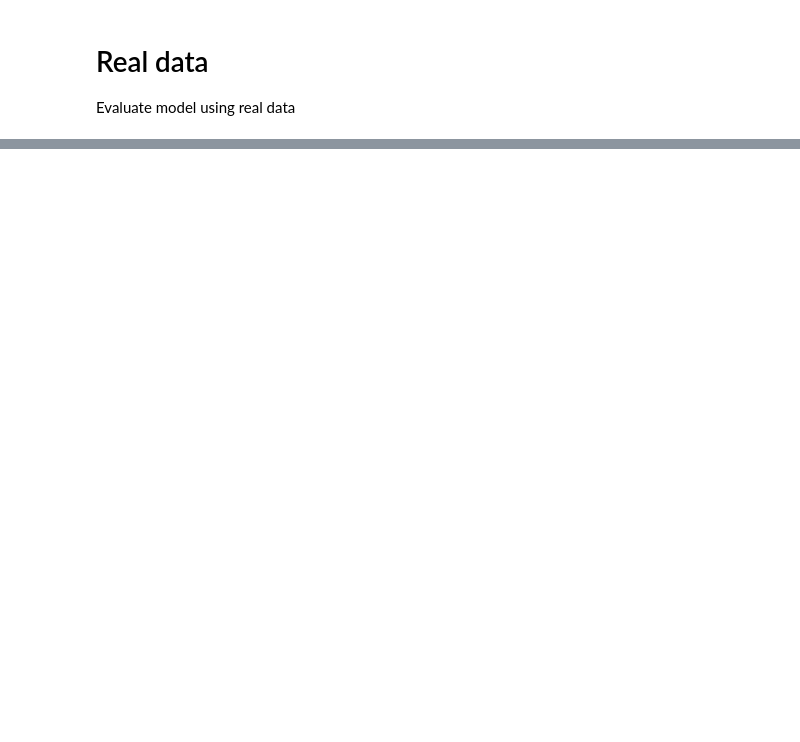
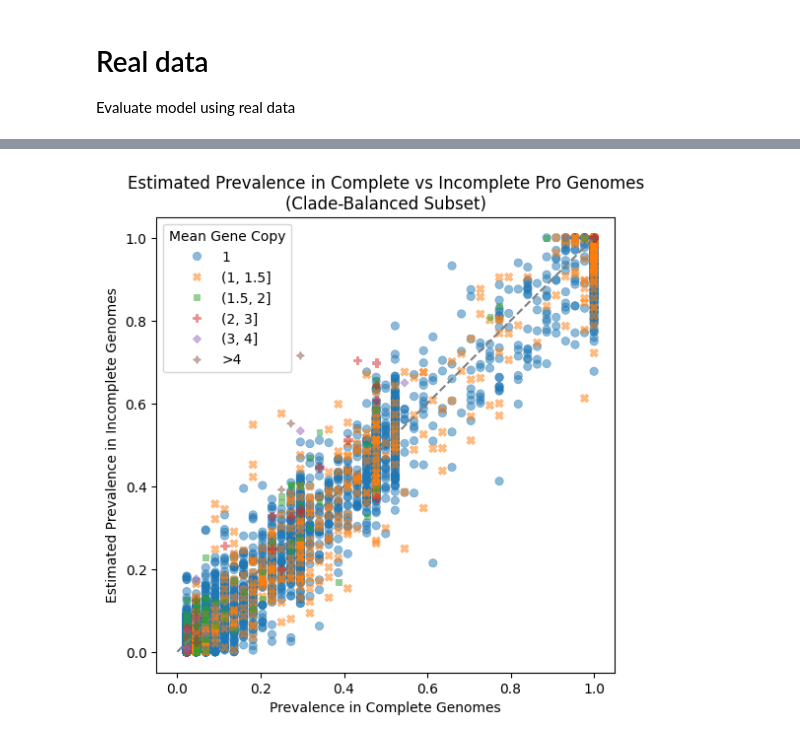
Before and after one commit to blasks/gene-prevalence, a Jupyter notebook: analyses/bernoulli-model.ipynb, the cells around one changed output, grey strips where cells are left out. Saved outputs shown, nothing was run; the diff lists cells and outputs as text; code cells hidden in the pictures; blank space fills up the shorter version.

```diff
--- a/analyses/bernoulli-model.ipynb
+++ b/analyses/bernoulli-model.ipynb
@@ -199,32 +269,51 @@ hlii_complete_df
 # %%
 # plot pi estimates against ground truth prevalence values
 
 # calculate pi estimates for incomplete genomes
 lambdas_incomplete = estimate_prevalence_bernoulli(
-    data=hlii_incomplete_df,
-    lambdas=completeness_series.loc[hlii_incomplete_df.columns]
+    data=subset_pa_incomplete_df,
+    lambdas=completeness_series.loc[subset_pa_incomplete_df.columns]
 )
 
-# calculate ground truth prevalence values from complete genomes
-ground_truth = hlii_complete_df.mean(axis=1)
+# calculate "ground truth" prevalence values from complete genomes
+ground_truth = subset_pa_complete_df.mean(axis=1).loc[subset_pa_incomplete_df.index]
+
+# build categorical variable for mean gene count
+mean_gene_count_bins = pd.cut(
+    subset_mean_gene_count,
+    bins=[0, 1, 1.5, 2, 3, 4, np.inf],
+    labels=['1', '(1, 1.5]', '(1.5, 2]', '(2, 3]', '(3, 4]', '>4'])
+
+# pull together plot data
+plot_df = pd.DataFrame({
+    'Prevalence in Complete Genomes': ground_truth,
+    'Estimated Prevalence in Incomplete Genomes': lambdas_incomplete,
+    'Mean Gene Copy': mean_gene_count_bins.loc[subset_pa_incomplete_df.index]
+})
+plot_df = plot_df.sort_values('Mean Gene Copy')
 
 # Create a scatter plot
 plt.figure(figsize=(6, 6))
-sns.scatterplot(x=ground_truth, y=lambdas_incomplete, alpha=0.2, edgecolor=None)
+sns.scatterplot(
+    # data=plot_df[plot_df['Mean Gene Copy'] != '1'],
+    data=plot_df,
+    x='Prevalence in Complete Genomes',
+    y='Estimated Prevalence in Incomplete Genomes',
+    hue='Mean Gene Copy',
+    style='Mean Gene Copy',
+    alpha=0.5,
+    edgecolor=None,)
 
 # Add a line for perfect agreement
 plt.plot([0, 1], [0, 1], '--', color='gray')  # Line with slope 1
 
 # Set ranges for x and y axes
 maximum = max(ground_truth.max(), lambdas_incomplete.max())
 plt.xlim(-0.05, maximum + 0.05)
 plt.ylim(-0.05, maximum + 0.05)
 
-# Set labels and title
-plt.xlabel('Prevalence in Complete Genomes')
-plt.ylabel('Estimated Prevalence in Incomplete Genomes')
-plt.title('Estimated Prevalence in Complete vs Incomplete HLII Pro Genomes')
-
-# Show the plot
-# plt.grid()
+# Set title and show plot
+plt.title('Estimated Prevalence in Complete vs Incomplete Pro Genomes\n(Clade-Balanced Subset)')
 plt.show()
+# %% [output]
+[figure, added]
```
Also changed, not shown: parts of 12 cells of this notebook, 2 other files.
